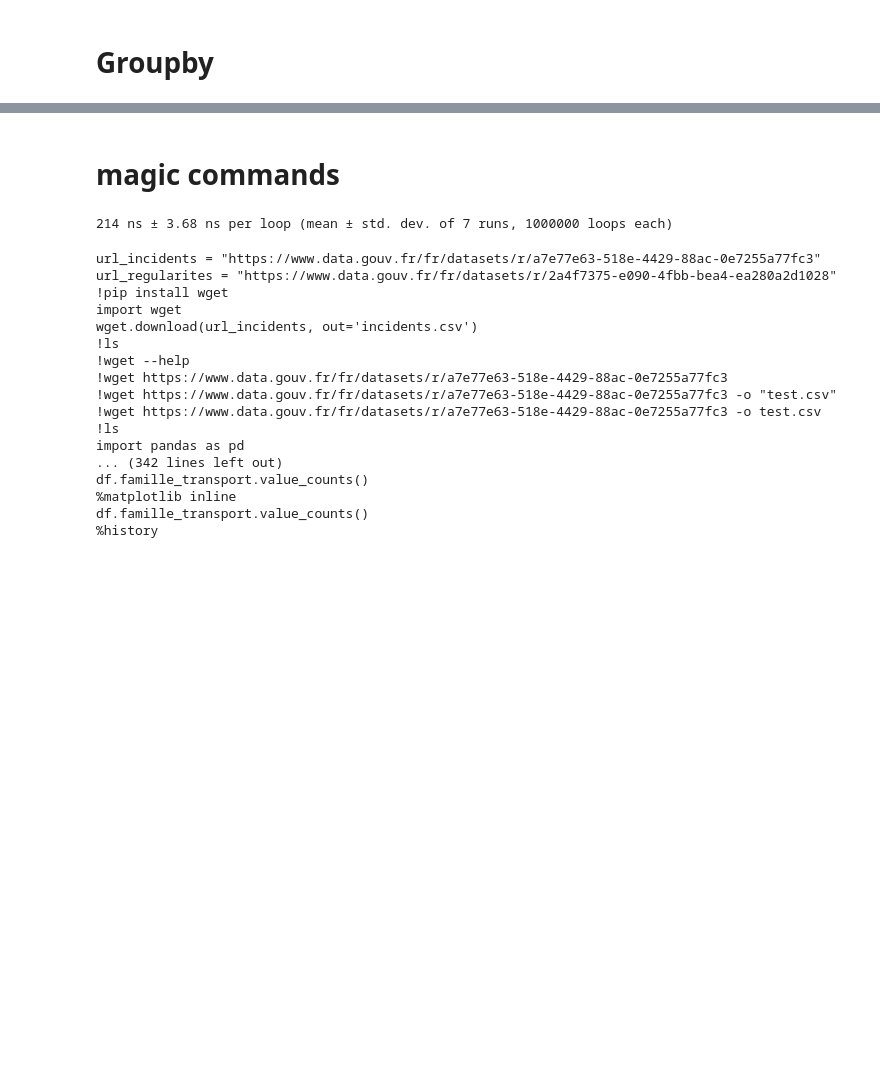
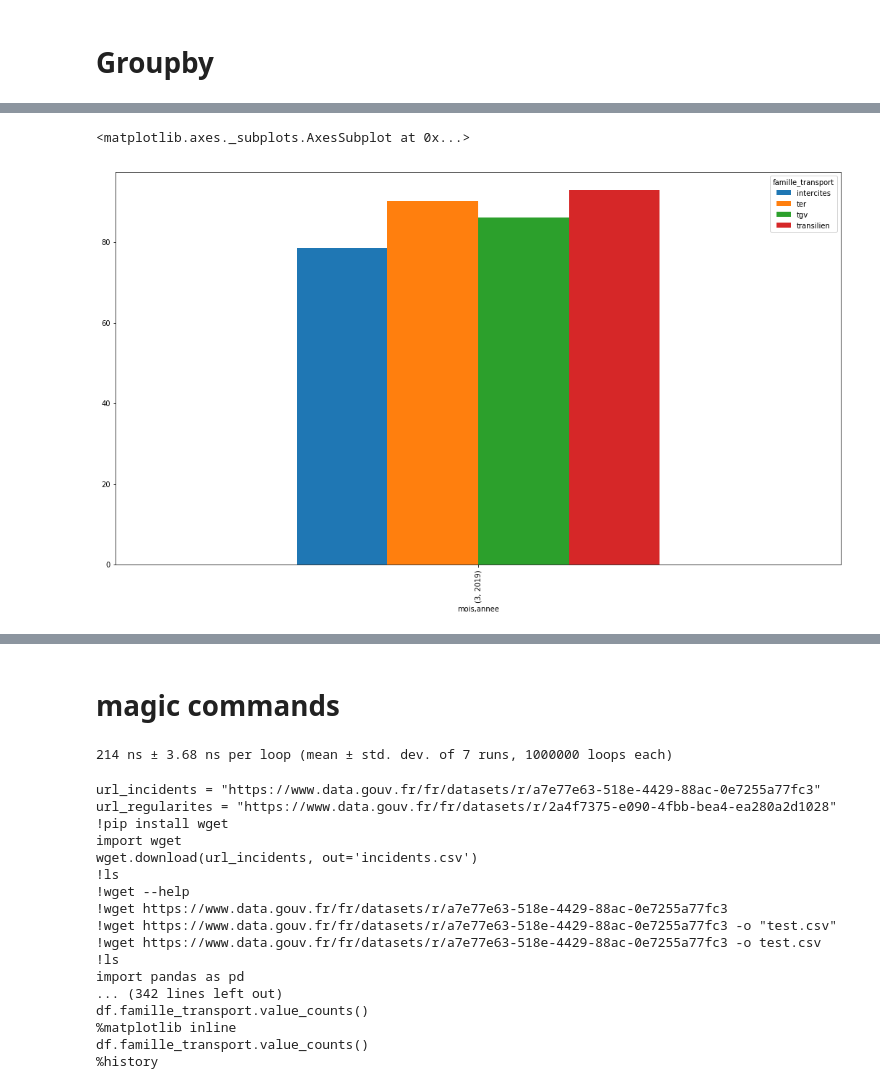
Before and after one commit to ClementRayer/test, a Jupyter notebook: td2_pandas_introduction.ipynb, the cells around one changed output, grey strips where cells are left out. Saved outputs shown, nothing was run; the diff lists cells and outputs as text; code cells hidden in the pictures; blank space fills up the shorter version.

```diff
--- a/td2_pandas_introduction.ipynb
+++ b/td2_pandas_introduction.ipynb
@@ -584,0 +1227,19 @@ df2[df2["test"]==3]
+# %%
+mondico_de_mapping =\
+{
+    "famille_transport": {
+        "INTERCITES": 2,
+        "TRANSILIEN": "test"
+    },
+
+    "ligne": {
+        "A": "RER A",
+        "B": "RER B"
+    },
+
+    "mois": {
+        1:"Janvier"
+    }
+}
+# %%
+df.replace(mondico_de_mapping, inplace=True)
@@ -584,0 +1311,7 @@ df2[df2["test"]==3]
+# %%
+entre_dates = (df.date < pd.to_datetime("2019-06-03"))  & (df.date > pd.to_datetime("2019-03-20"))
+# %%
+df[entre_dates].groupby(["mois", "annee", "famille_transport"])["regularite"].mean().unstack().plot(kind='bar')
+# %% [output]
+<matplotlib.axes._subplots.AxesSubplot at 0x...>
+[figure, added]
```
Also changed, not shown: parts of 136 cells of this notebook.
